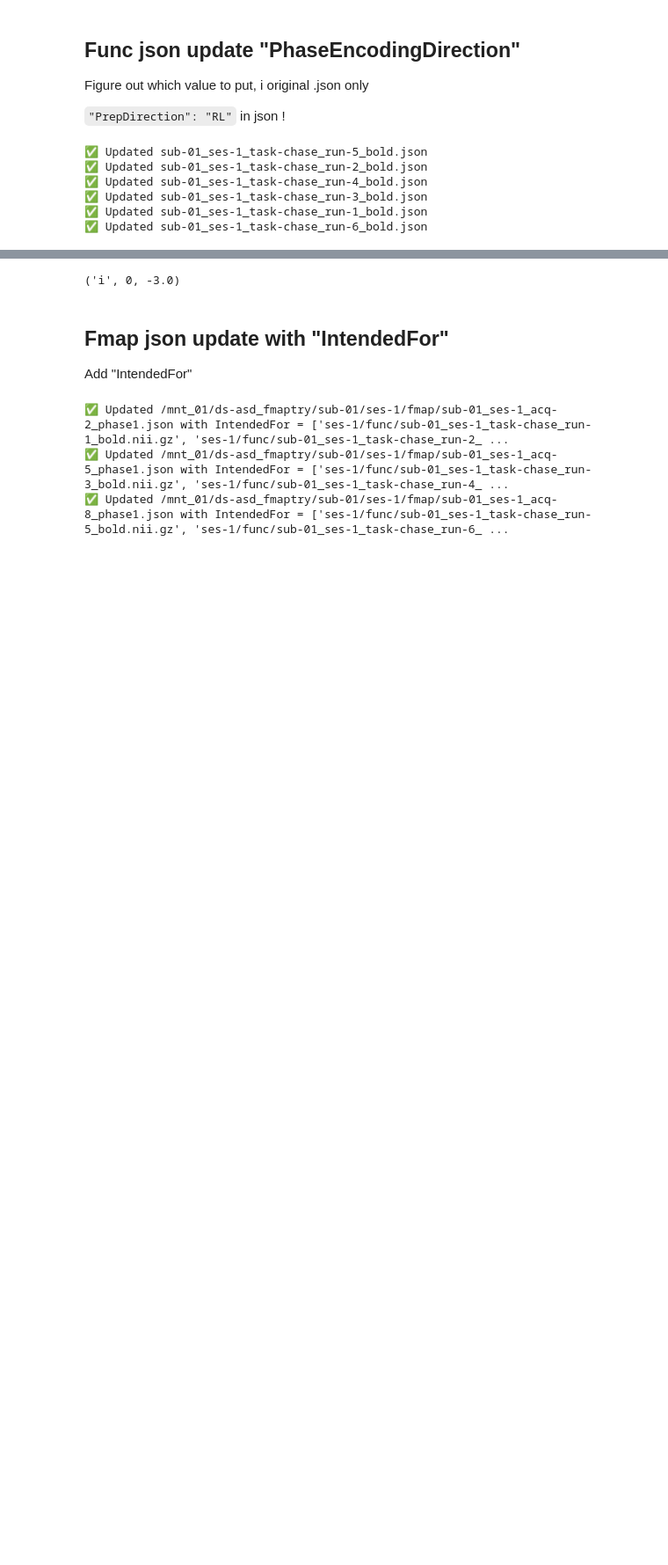
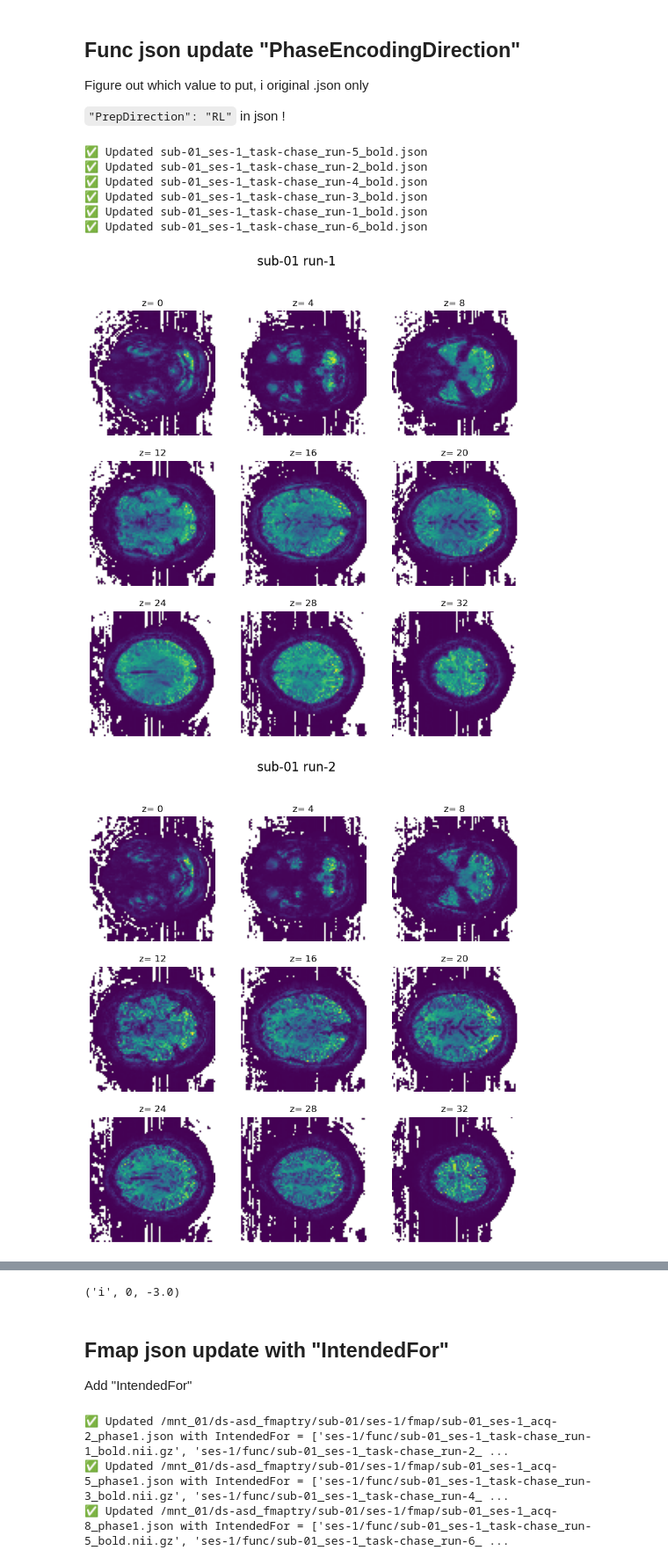
Before and after one commit to mrenke/parietal_patterns, a Jupyter notebook: charles_01/maike_reorgaBIDS_fmapForFmriprep.ipynb, the cells around one changed output, grey strips where cells are left out. Shown at 88% size. Cells and saved outputs as stored; diff of their text form; code cells hidden in the pictures; blank space fills up the shorter version.

```diff
--- a/charles_01/maike_reorgaBIDS_fmapForFmriprep.ipynb
+++ b/charles_01/maike_reorgaBIDS_fmapForFmriprep.ipynb
@@ -7,7 +14,7 @@
 import numpy as np
 import os.path as op
 
-bids_folder = '/mnt_01/ds-asd_fmaptry' # /mnt_01/ds-dnumrisk
+bids_folder = '/mnt_01/ds-asd_fmaptry2' # /mnt_01/ds-dnumrisk
 sub = '01'
 # %% [markdown]
 ## Func json update "PhaseEncodingDirection"
@@ -25,8 +32,8 @@ for bold_json in func_dir.glob("*_bold.json"):
     with open(bold_json, "r", encoding="utf-8") as f:
         data = json.load(f)
 
-    data["PhaseEncodingDirection"] = "i" # 'i' I got from the code underneath !!
-    data["TotalReadoutTime"] = 0.03016 # What fMRIPrep still needs according to ChatGPT
+    data["PhaseEncodingDirection"] = "i-" # 'i' I got from the code underneath !!
+    #data["TotalReadoutTime"] = 0.03016 # What fMRIPrep still needs according to ChatGPT
 
     with open(bold_json, "w", encoding="utf-8") as f:
         json.dump(data, f, indent=4)
@@ -43,3 +50,27 @@ for bold_json in func_dir.glob("*_bold.json"):
 import nibabel as nib
 nifti_example_fn = op.join(bids_folder, f'sub-{sub}','ses-1', 'func', f'sub-{sub}_ses-1_task-chase_run-1_bold.nii.gz')
 nifti_data = nib.load(nifti_example_fn)
+# %%
+# Plot SNR maps for all runs
+import matplotlib.pyplot as plt
+
+sub = '01'
+for run in range(1, 7):
+    fn = op.join(bids_folder, f'sub-{sub}','ses-1', 'func', f'sub-{sub}_ses-1_task-chase_run-{run}_bold.nii.gz')
+    epi = nib.load(fn)
+
+    ts_3d = epi.get_fdata()
+    snr_3d = np.mean(ts_3d, axis=3)/np.std(ts_3d, axis=3)
+
+    fig, axs = plt.subplots(3,3, figsize=(10, 10))
+    axs = axs.flatten()
+    for i in range(9):
+        z_pos = i * 4 # Adjust the step size as needed
+        axs[i].imshow(snr_3d[:, :, z_pos], cmap='viridis')
+        axs[i].set_title(f'z= {z_pos}')
+        axs[i].axis('off')
+    fig.suptitle(f'sub-{sub} run-{run}', fontsize=16)
+    #plt.savefig(op.join(plots_folder, f'sub-{sub}_run-{run}.png'))
+# %% [output]
+[figure, added]
+[figure, added]
```
Also changed, not shown: parts of 2 cells of this notebook.
